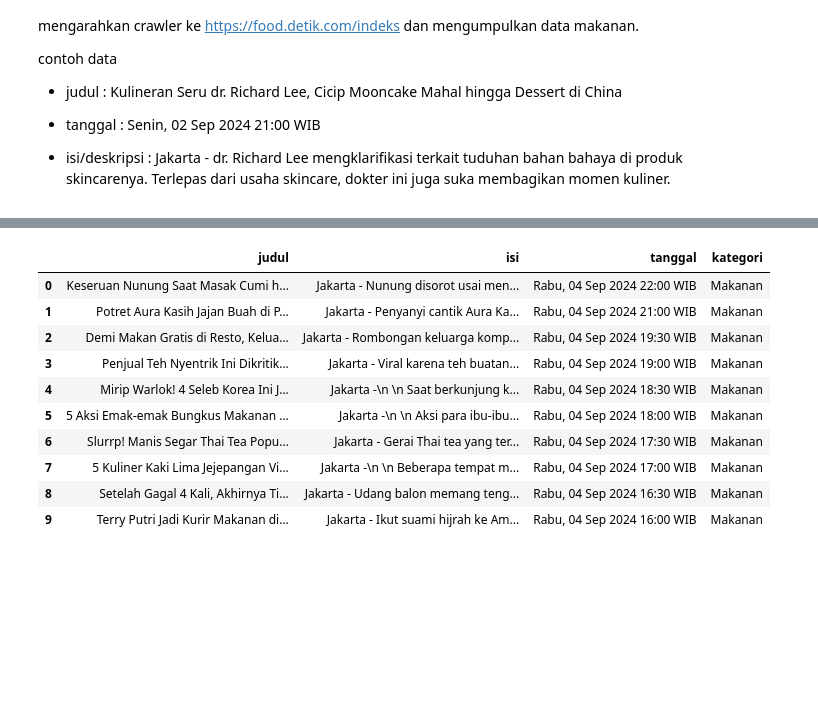
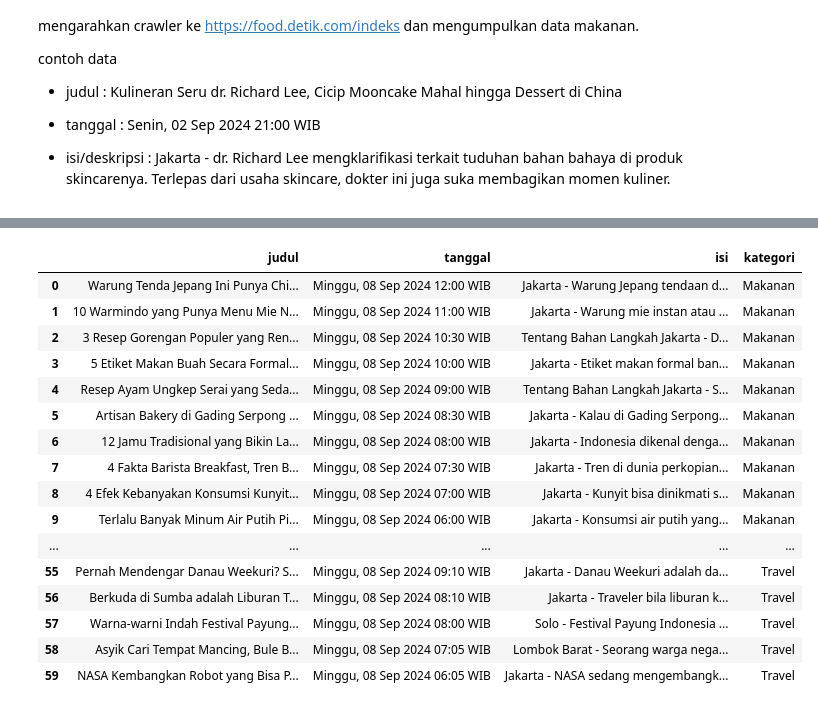
Before and after one commit to ifaaa88/PPW, a Jupyter notebook: _sources/tugas_ppw/tugas_1.ipynb, the cells around one changed output, grey strips where cells are left out. Saved outputs shown, nothing was run; the diff lists cells and outputs as text; code cells hidden in the pictures; blank space fills up the shorter version.

```diff
--- a/_sources/tugas_ppw/tugas_1.ipynb
+++ b/_sources/tugas_ppw/tugas_1.ipynb
@@ -172,15 +206,21 @@ Terry Putri Jadi Kurir Makanan di Amerika, Sampai ke Kantor Polisi
 # %%
-df=pd.read_csv("Crawl-berita.csv")
-df
+df=pd.read_csv("databerita100.csv")
+df.head(60)
 # %% [output]
-|  | judul | isi | tanggal | kategori |
-| 0 | Keseruan Nunung Saat Masak Cumi h... | Jakarta - Nunung disorot usai men... | Rabu, 04 Sep 2024 22:00 WIB | Makanan |
-| 1 | Potret Aura Kasih Jajan Buah di P... | Jakarta - Penyanyi cantik Aura Ka... | Rabu, 04 Sep 2024 21:00 WIB | Makanan |
-| 2 | Demi Makan Gratis di Resto, Kelua... | Jakarta - Rombongan keluarga komp... | Rabu, 04 Sep 2024 19:30 WIB | Makanan |
-| 3 | Penjual Teh Nyentrik Ini Dikritik... | Jakarta - Viral karena teh buatan... | Rabu, 04 Sep 2024 19:00 WIB | Makanan |
-| 4 | Mirip Warlok! 4 Seleb Korea Ini J... | Jakarta -\n \n Saat berkunjung k... | Rabu, 04 Sep 2024 18:30 WIB | Makanan |
-| 5 | 5 Aksi Emak-emak Bungkus Makanan ... | Jakarta -\n \n Aksi para ibu-ibu... | Rabu, 04 Sep 2024 18:00 WIB | Makanan |
-| 6 | Slurrp! Manis Segar Thai Tea Popu... | Jakarta - Gerai Thai tea yang ter... | Rabu, 04 Sep 2024 17:30 WIB | Makanan |
-| 7 | 5 Kuliner Kaki Lima Jejepangan Vi... | Jakarta -\n \n Beberapa tempat m... | Rabu, 04 Sep 2024 17:00 WIB | Makanan |
-| 8 | Setelah Gagal 4 Kali, Akhirnya Ti... | Jakarta - Udang balon memang teng... | Rabu, 04 Sep 2024 16:30 WIB | Makanan |
-| 9 | Terry Putri Jadi Kurir Makanan di... | Jakarta - Ikut suami hijrah ke Am... | Rabu, 04 Sep 2024 16:00 WIB | Makanan |
+|  | judul | tanggal | isi | kategori |
+| 0 | Warung Tenda Jepang Ini Punya Chi... | Minggu, 08 Sep 2024 12:00 WIB | Jakarta - Warung Jepang tendaan d... | Makanan |
+| 1 | 10 Warmindo yang Punya Menu Mie N... | Minggu, 08 Sep 2024 11:00 WIB | Jakarta - Warung mie instan atau ... | Makanan |
+| 2 | 3 Resep Gorengan Populer yang Ren... | Minggu, 08 Sep 2024 10:30 WIB | Tentang Bahan Langkah Jakarta - D... | Makanan |
+| 3 | 5 Etiket Makan Buah Secara Formal... | Minggu, 08 Sep 2024 10:00 WIB | Jakarta - Etiket makan formal ban... | Makanan |
+| 4 | Resep Ayam Ungkep Serai yang Seda... | Minggu, 08 Sep 2024 09:00 WIB | Tentang Bahan Langkah Jakarta - S... | Makanan |
+| 5 | Artisan Bakery di Gading Serpong ... | Minggu, 08 Sep 2024 08:30 WIB | Jakarta - Kalau di Gading Serpong... | Makanan |
+| 6 | 12 Jamu Tradisional yang Bikin La... | Minggu, 08 Sep 2024 08:00 WIB | Jakarta - Indonesia dikenal denga... | Makanan |
+| 7 | 4 Fakta Barista Breakfast, Tren B... | Minggu, 08 Sep 2024 07:30 WIB | Jakarta - Tren di dunia perkopian... | Makanan |
+| 8 | 4 Efek Kebanyakan Konsumsi Kunyit... | Minggu, 08 Sep 2024 07:00 WIB | Jakarta - Kunyit bisa dinikmati s... | Makanan |
+| 9 | Terlalu Banyak Minum Air Putih Pi... | Minggu, 08 Sep 2024 06:00 WIB | Jakarta - Konsumsi air putih yang... | Makanan |
+| ... | ... | ... | ... | ... |
+| 55 | Pernah Mendengar Danau Weekuri? S... | Minggu, 08 Sep 2024 09:10 WIB | Jakarta - Danau Weekuri adalah da... | Travel |
+| 56 | Berkuda di Sumba adalah Liburan T... | Minggu, 08 Sep 2024 08:10 WIB | Jakarta - Traveler bila liburan k... | Travel |
+| 57 | Warna-warni Indah Festival Payung... | Minggu, 08 Sep 2024 08:00 WIB | Solo - Festival Payung Indonesia ... | Travel |
+| 58 | Asyik Cari Tempat Mancing, Bule B... | Minggu, 08 Sep 2024 07:05 WIB | Lombok Barat - Seorang warga nega... | Travel |
+| 59 | NASA Kembangkan Robot yang Bisa P... | Minggu, 08 Sep 2024 06:05 WIB | Jakarta - NASA sedang mengembangk... | Travel |
```
Also changed, not shown: parts of 3 cells of this notebook, 7 other files.
